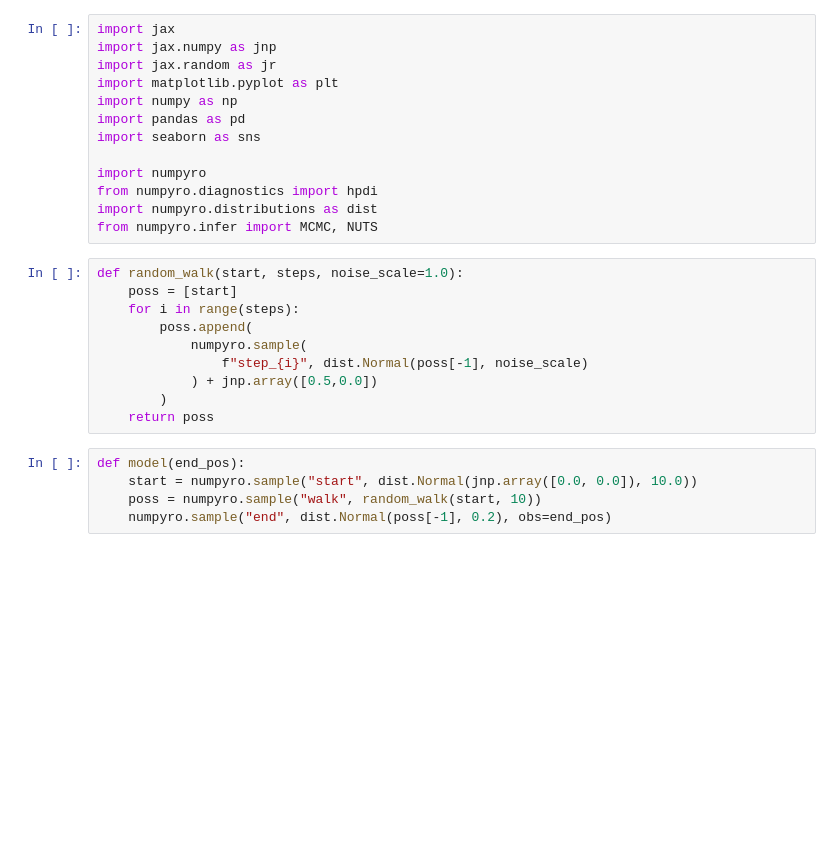
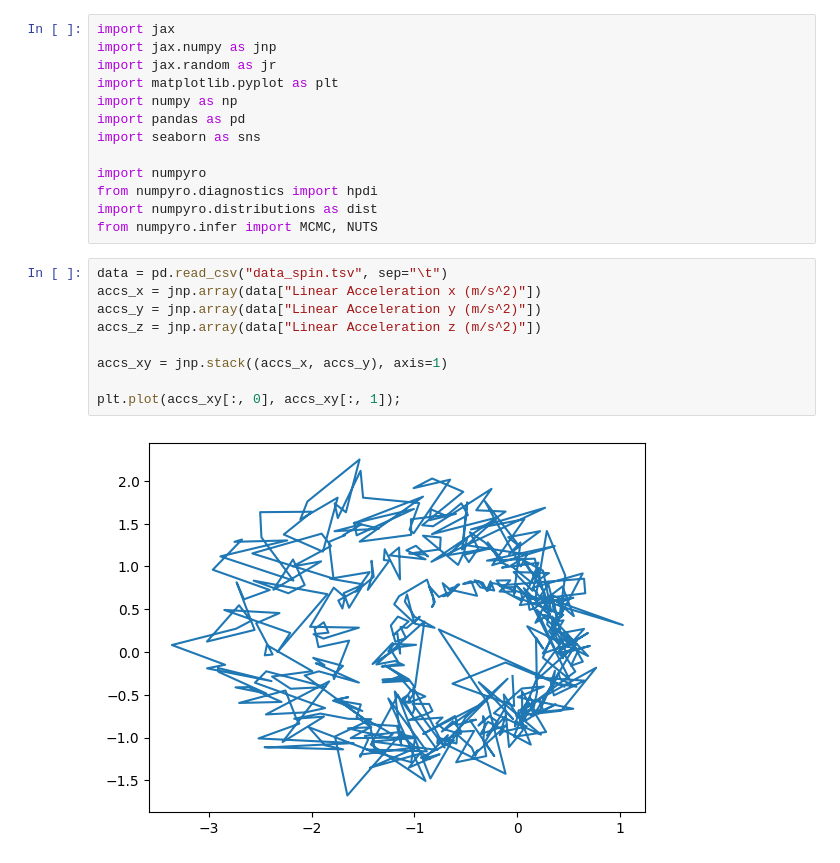
Before and after one commit to papplappen/where-am-i, a Jupyter notebook: Playground.ipynb, the cells around one changed output. Saved outputs shown, nothing was run; the diff lists cells and outputs as text; blank space fills up the shorter version.

```diff
--- a/Playground.ipynb
+++ b/Playground.ipynb
@@ -11,18 +11,14 @@ import numpyro
 from numpyro.diagnostics import hpdi
 import numpyro.distributions as dist
 from numpyro.infer import MCMC, NUTS
-# %%
-def random_walk(start, steps, noise_scale=1.0):
-    poss = [start]
-    for i in range(steps):
-        poss.append(
-            numpyro.sample(
-                f"step_{i}", dist.Normal(poss[-1], noise_scale)
-            ) + jnp.array([0.5,0.0])
-        )
-    return poss
-# %%
-def model(end_pos):
-    start = numpyro.sample("start", dist.Normal(jnp.array([0.0, 0.0]), 10.0))
-    poss = numpyro.sample("walk", random_walk(start, 10))
-    numpyro.sample("end", dist.Normal(poss[-1], 0.2), obs=end_pos)
+# %%
+data = pd.read_csv("data_spin.tsv", sep="\t")
+accs_x = jnp.array(data["Linear Acceleration x (m/s^2)"])
+accs_y = jnp.array(data["Linear Acceleration y (m/s^2)"])
+accs_z = jnp.array(data["Linear Acceleration z (m/s^2)"])
+
+accs_xy = jnp.stack((accs_x, accs_y), axis=1)
+
+plt.plot(accs_xy[:, 0], accs_xy[:, 1]);
+# %% [output]
+[figure, added]
```
Also changed, not shown: parts of 4 cells of this notebook.
